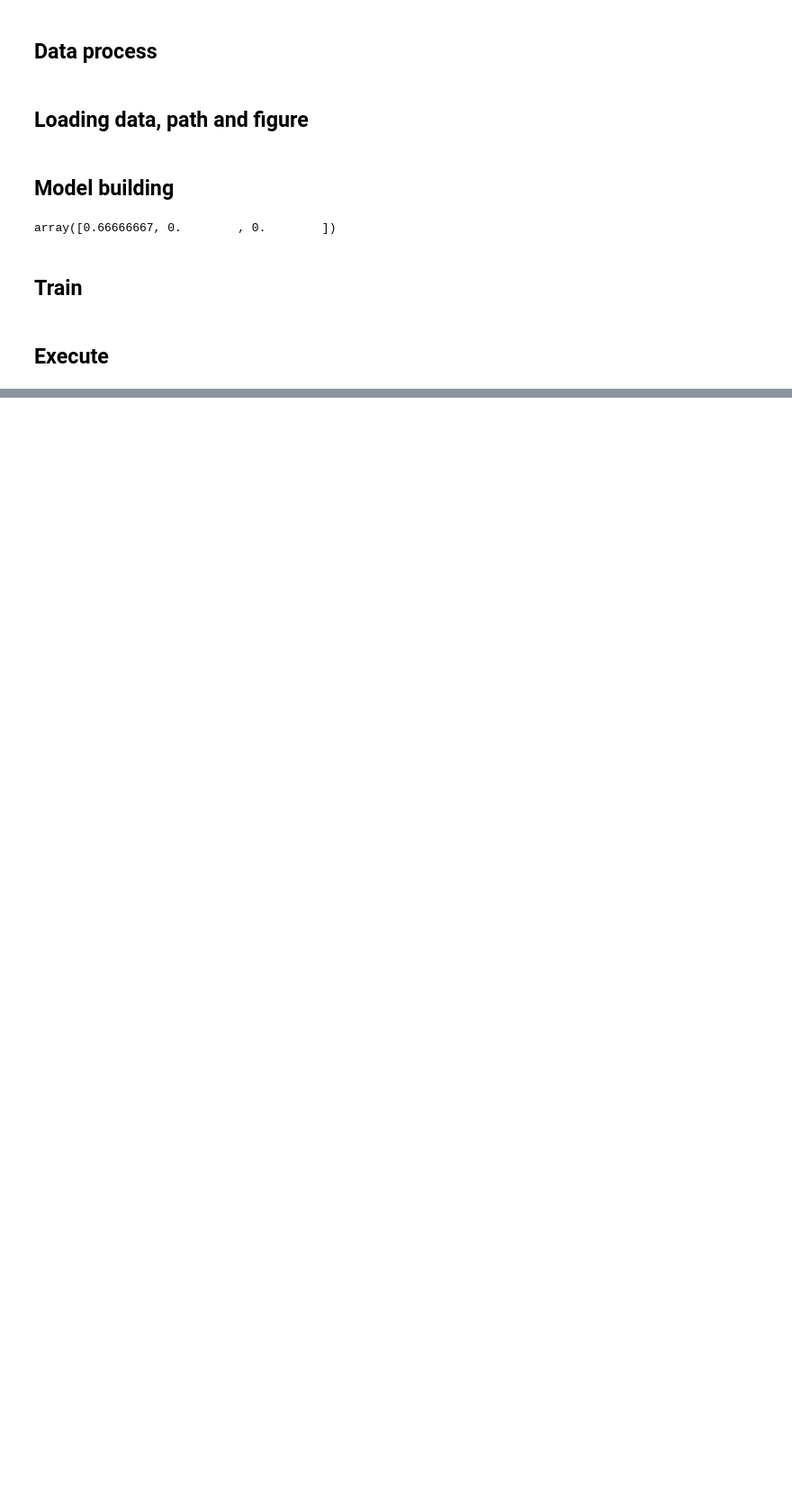
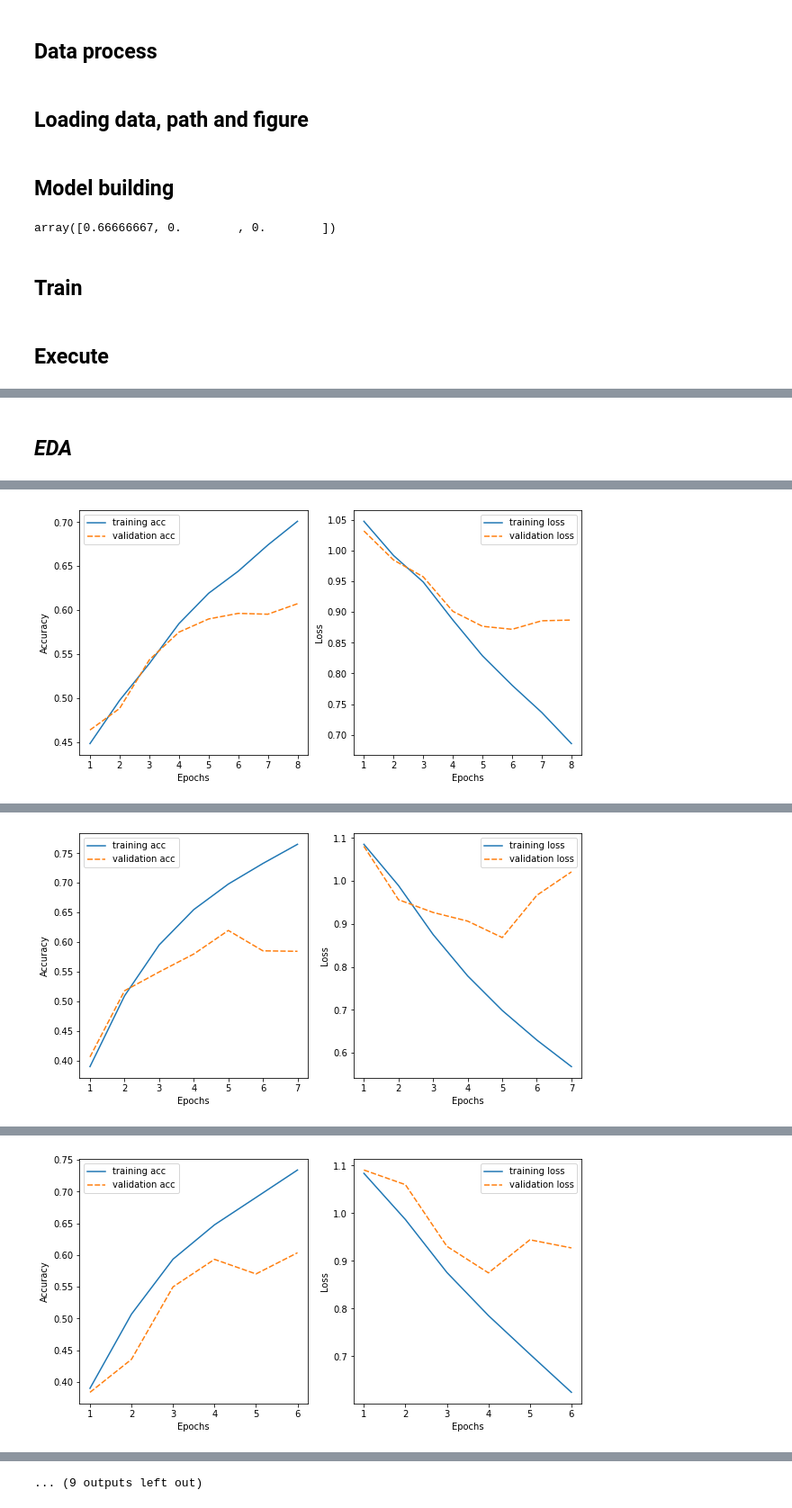
Before and after one commit to Roger-G/Data-augmentation, a Jupyter notebook: Classification_LSTM.ipynb, the cells around one changed output, grey strips where cells are left out. Shown at 90% size. Drawn from its saved outputs; the diff is of its cells as text; code cells hidden in the pictures; blank space fills up the shorter version.

```diff
--- a/Classification_LSTM.ipynb
+++ b/Classification_LSTM.ipynb
@@ -134,7 +138,7 @@ class Loader():
     else:
       pass
 
-    df = df.sample(frac=0.1, replace=False, random_state=102)
+    df = df.sample(frac=1, replace=False, random_state=102)
     return df
 
 class utils():
@@ -163,8 +167,8 @@ class utils():
     for eval_name, eval_list in eval_dic.items():
       sns.set(style="white", context="talk")
       plt.figure(figsize=(10,5))
-      print('eval_name', eval_name)
-      print('eval_list', eval_list)
+      # print('eval_name', eval_name)
+      # print('eval_list', eval_list)
       g = sns.barplot(x=np.array(eval_list), y=np.array(test_list_name), palette="deep")
       ax=g
 
@@ -927,0 +465,17 @@ loss 0.9558061957359314 best_train_loss 0.8600593225641565
+# %% [markdown]
+## *EDA*
+# %%
+
+task_name = 'twitter'
+tech_name = 'EDA'
+test_list = [
+            'train',
+            'oversampling',
+            '2_del',
+            '3_del',
+            '4_del',
+            '5_del',
+            ]
+
+Execute(test_list, task_name, tech_name)
+# %% [output]
@@ -927,0 +494 @@ loss 0.9558061957359314 best_train_loss 0.8600593225641565
+[figure, added]
@@ -927,0 +507 @@ loss 0.9558061957359314 best_train_loss 0.8600593225641565
+[figure, added]
@@ -927,0 +519 @@ loss 0.9558061957359314 best_train_loss 0.8600593225641565
+[figure, added]
@@ -927,0 +560 @@ loss 0.9558061957359314 best_train_loss 0.8600593225641565
+... (9 outputs left out)
```
Also changed, not shown: parts of 18 cells of this notebook.
